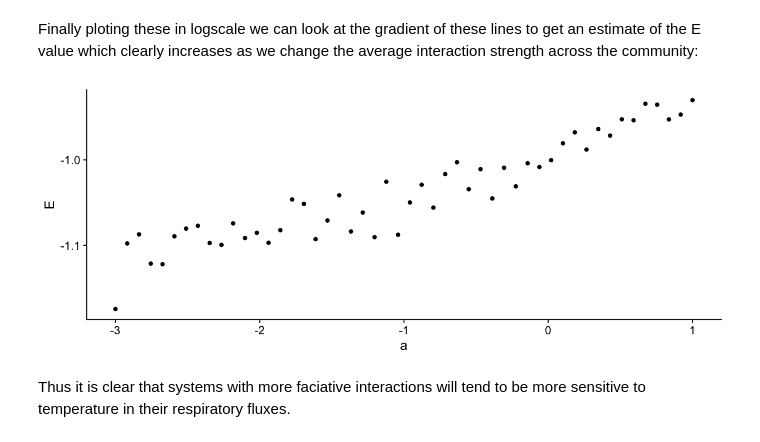
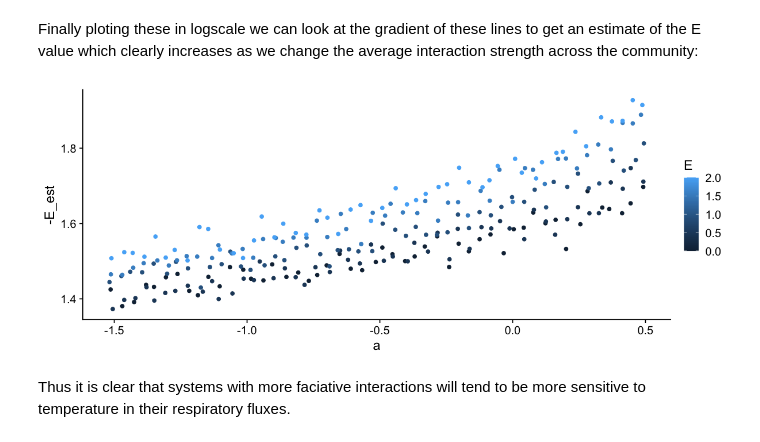
Before and after one commit to CleggTom/Bacterial_Interactions, a Jupyter notebook: notebooks/Model_notes.ipynb, the cells around one changed output. Saved outputs shown, nothing was run; the diff lists cells and outputs as text; code cells hidden in the pictures.

```diff
--- a/notebooks/Model_notes.ipynb
+++ b/notebooks/Model_notes.ipynb
@@ -173,21 +234,20 @@ Thus we can see that as interactions get more facilative (black to blue) we see
 Finally ploting these in logscale we can look at the gradient of these lines to get an estimate of the  E value which clearly increases as we change the average interaction strength across the community:
 # %%
 fits <- bind_rows(df_list) %>%
-    filter(Rep == 2) %>%
-    mutate(Temp = -Temp) %>%
-    nest(-Rep,-a, - Time) %>%
-    mutate(fit = map(data, ~lm( log(R) ~ (Temp), data = .x))) %>%
-    select(-data)
+    nest(-E,-aN, -tN) %>%
+    mutate(fit = map(data, ~lm( log(R) ~ (Temp), data = .x)))
 
-fits$E <- unname(unlist(lapply(fits$fit,function(x){coef(x)[2]})))
-
-fits %>%
-    filter(Time > 1.0, Time < 1.1) %>%
-    ggplot(aes(x=a,y=E))+
-        geom_point()+
-        theme_cowplot()
+fits$E_est <- unname(unlist(lapply(fits$fit,function(x){coef(x)[2]})))
-# %% [output]
-[figure, removed]
+# %%
+fits %>%
+    select(-fit) %>%
+    unnest() %>%
+    filter(Temp == 0.0, E %in% sampled_mode(E,c(0.1,0.25,0.5,0.75,1.0)), tN == 10 )  %>%
+    ggplot(aes(x=a, y = -E_est,colour = E, group = paste(aN)))+
+        geom_point()+
+        theme_cowplot()+
+# %% [output]
+[figure, added]
 # %% [markdown]
 Thus it is clear that systems with more faciative interactions will tend to be more sensitive to temperature in their respiratory fluxes.
 # %% [markdown]
```
Also changed, not shown: parts of 10 cells of this notebook.
